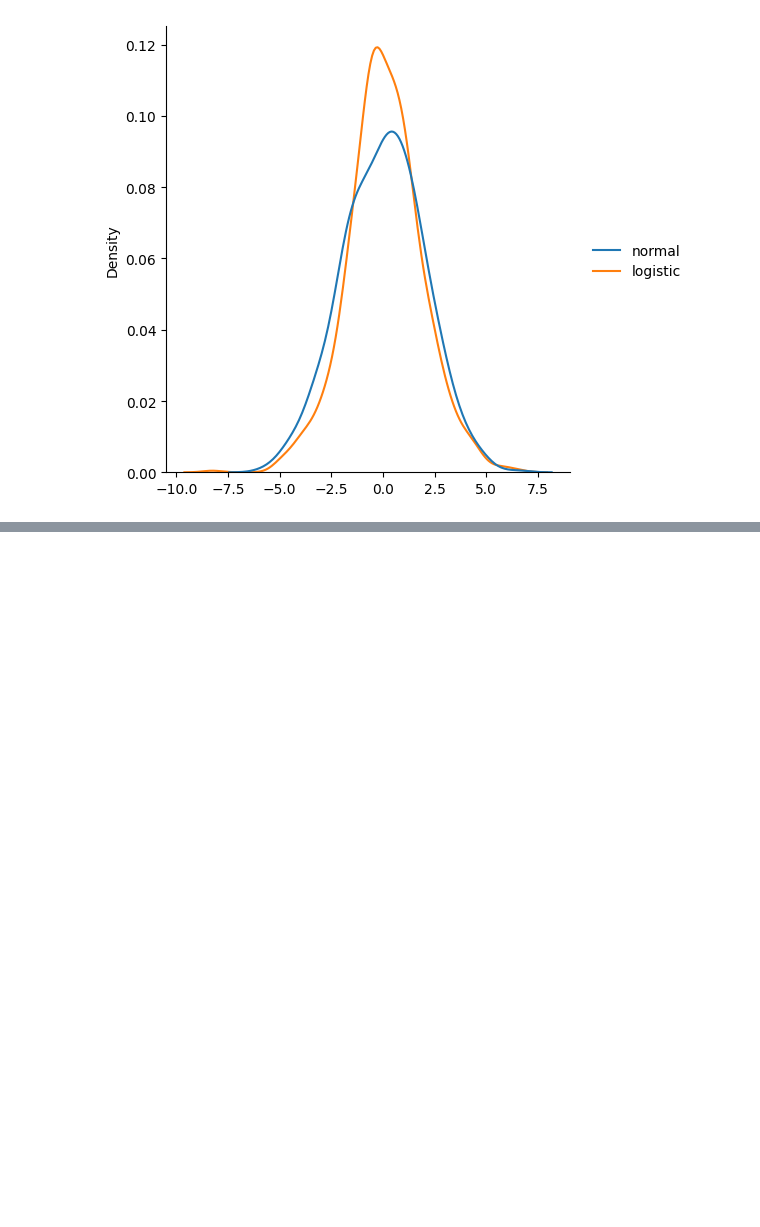
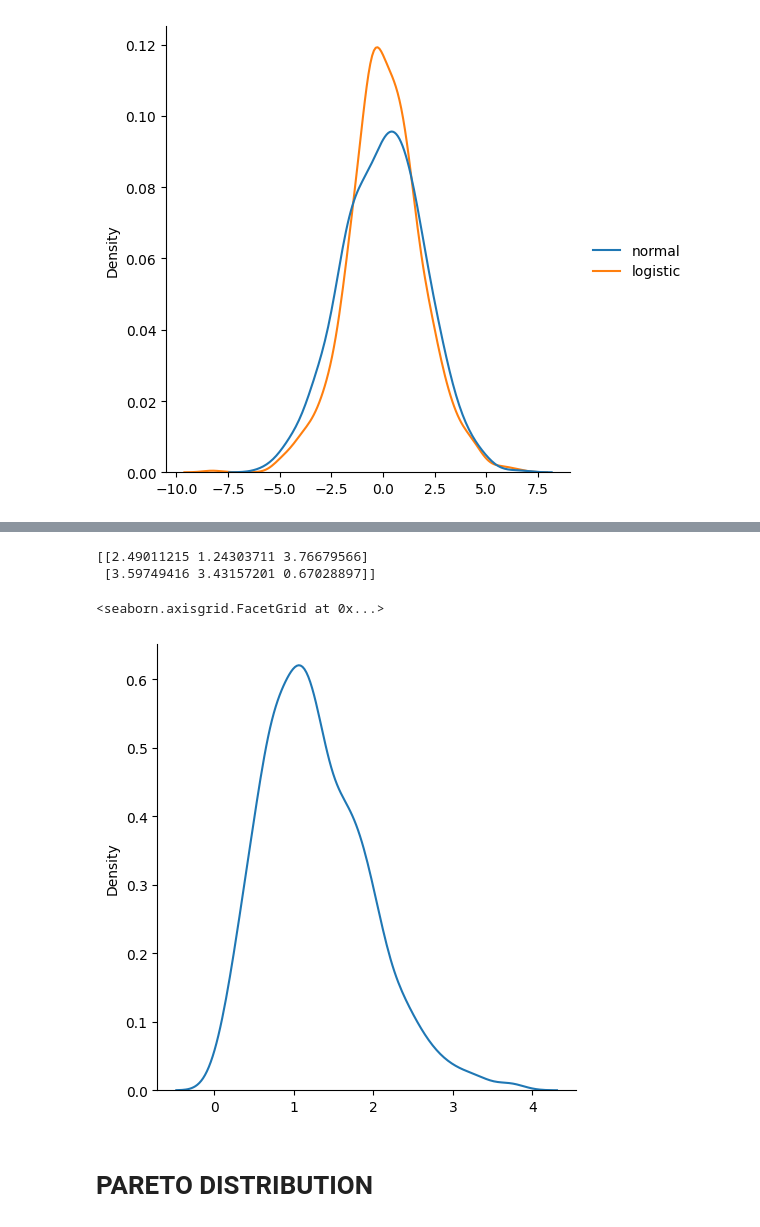
Before and after one commit to syedmubarish/learning_numpy, a Jupyter notebook: random.ipynb, the cells around one changed output, grey strips where cells are left out. Cells and saved outputs as stored; diff of their text form; code cells hidden in the pictures; blank space fills up the shorter version.

```diff
--- a/random.ipynb
+++ b/random.ipynb
@@ -250,0 +304,13 @@ sns.displot(data, kind="kde")
+# %%
+x = random.rayleigh(scale=3,size=(2,3))
+print(x)
+# %% [output]
+[[2.49011215 1.24303711 3.76679566]
+ [3.59749416 3.43157201 0.67028897]]
+# %%
+sns.displot(random.rayleigh( size=1000),kind="kde")
+# %% [output]
+<seaborn.axisgrid.FacetGrid at 0x...>
+[figure, added]
+# %% [markdown]
+# PARETO DISTRIBUTION
```
Also changed, not shown: parts of 15 cells of this notebook.
